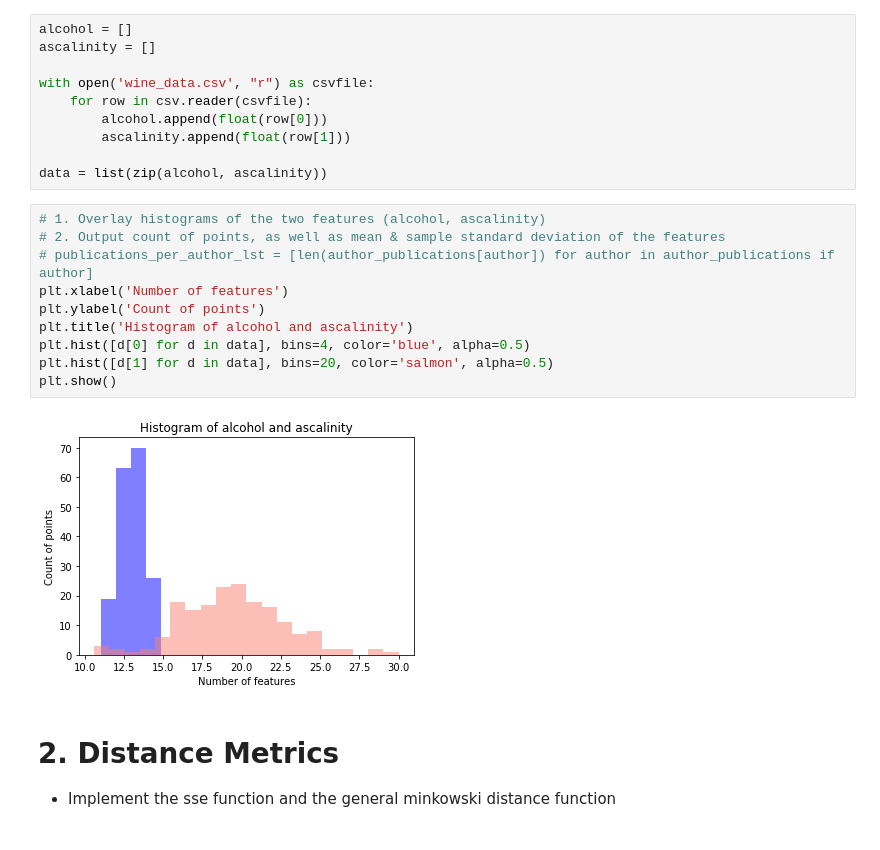
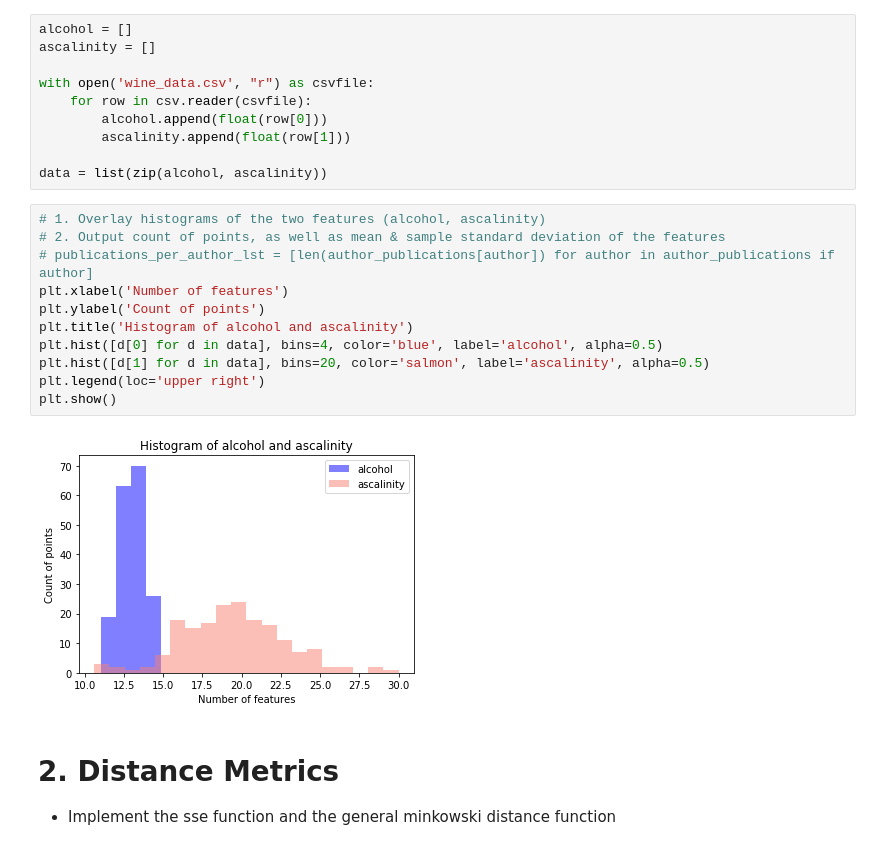
Before and after one commit to kz4/DataMining, a Jupyter notebook: 2Clustering/3Sampling_KMeans_Evaluation/starter-2.3.2.ipynb, the cells around one changed output. Saved outputs shown, nothing was run; the diff lists cells and outputs as text.

Commit message:
added label and legend for wine hist

```diff
--- a/2Clustering/3Sampling_KMeans_Evaluation/starter-2.3.2.ipynb
+++ b/2Clustering/3Sampling_KMeans_Evaluation/starter-2.3.2.ipynb
@@ -28,15 +28,16 @@ data = list(zip(alcohol, ascalinity))
 # %%
 # 1. Overlay histograms of the two features (alcohol, ascalinity)
 # 2. Output count of points, as well as mean & sample standard deviation of the features
 # publications_per_author_lst = [len(author_publications[author]) for author in author_publications if author]
 plt.xlabel('Number of features')
 plt.ylabel('Count of points')
 plt.title('Histogram of alcohol and ascalinity')
-plt.hist([d[0] for d in data], bins=4, color='blue', alpha=0.5)
-plt.hist([d[1] for d in data], bins=20, color='salmon', alpha=0.5)
+plt.hist([d[0] for d in data], bins=4, color='blue', label='alcohol', alpha=0.5)
+plt.hist([d[1] for d in data], bins=20, color='salmon', label='ascalinity', alpha=0.5)
+plt.legend(loc='upper right')
 plt.show()
 # %% [output]
-[figure, old version]
+[figure, new version]
 # %% [markdown]
 # 2. Distance Metrics
 * Implement the sse function and the general minkowski distance function
```
